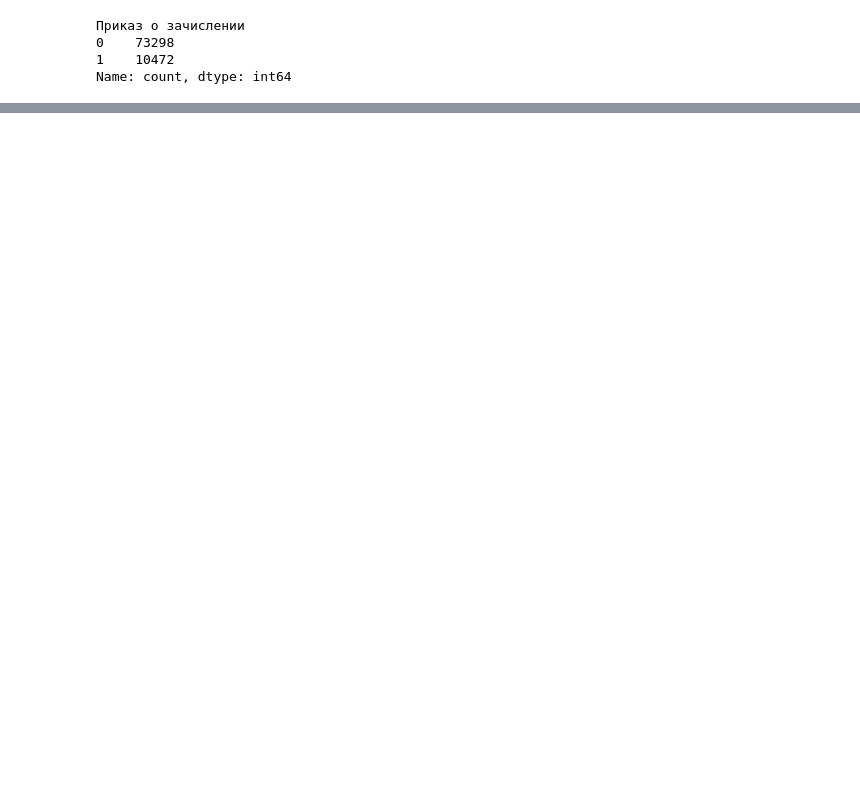
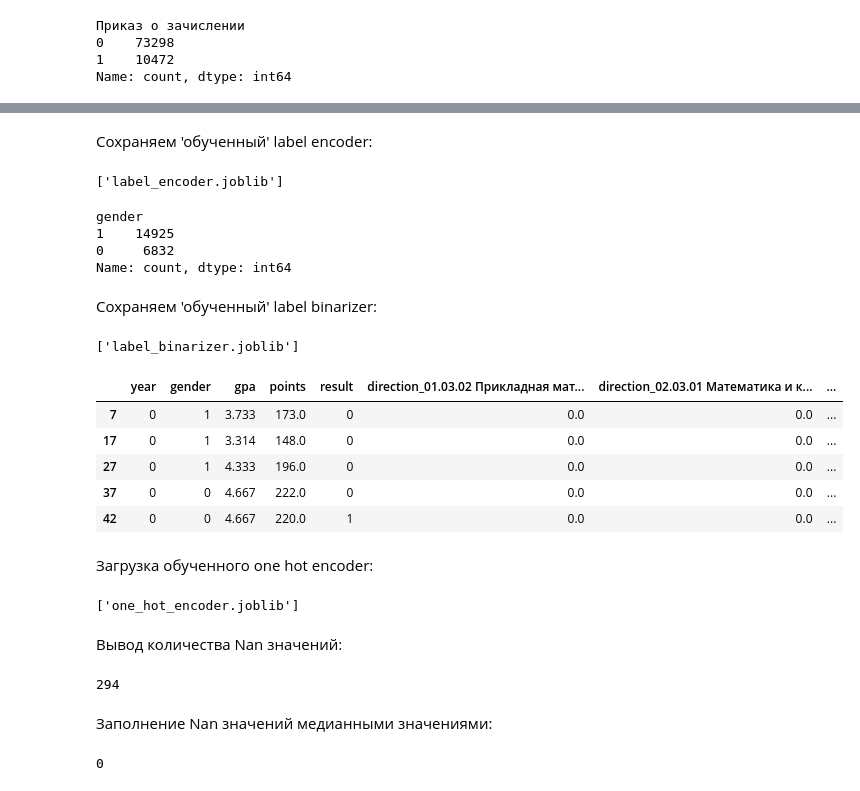
Before and after one commit to Andr171p/tyuiu-ml-api, a Jupyter notebook: notebooks/preprocessing.ipynb, the cells around one changed output, grey strips where cells are left out. Saved outputs shown, nothing was run; the diff lists cells and outputs as text; code cells hidden in the pictures; blank space fills up the shorter version.

```diff
--- a/notebooks/preprocessing.ipynb
+++ b/notebooks/preprocessing.ipynb
@@ -70,0 +92,4 @@ df.head(5)
+# %%
+df = df[df["priority"] == 1]
+df = df.drop("priority", axis=1)
+df["result"].value_counts()
@@ -70,0 +103,5 @@ df.head(5)
+# %%
+le = LabelEncoder()
+le.fit(df["year"])
+df["year"] = le.transform(df["year"])
+df["year"].value_counts()
@@ -70,0 +116,59 @@ df.head(5)
+# %% [markdown]
+Сохраняем 'обученный' label encoder:
+# %%
+joblib.dump(le, "label_encoder.joblib")
+# %% [output]
+['label_encoder.joblib']
+# %%
+lb = LabelBinarizer()
+lb.fit(df["gender"])
+df["gender"] = lb.transform(df["gender"])
+df["gender"].value_counts()
+# %% [output]
+gender
+1    14925
+0     6832
+Name: count, dtype: int64
+# %% [markdown]
+Сохраняем 'обученный' label binarizer:
+# %%
+joblib.dump(lb, "label_binarizer.joblib")
+# %% [output]
+['label_binarizer.joblib']
+# %%
+ohe = OneHotEncoder(sparse_output=False, handle_unknown='ignore')
+encoded_directions = ohe.fit_transform(df["direction"].to_numpy().reshape(-1, 1))
+category_names = ohe.get_feature_names_out()
+# %%
+for i, category_name in enumerate(category_names):
+    df[f"direction{category_name[2:]}"] = encoded_directions[:, i]
+
+df.drop(columns='direction', inplace=True)
+
+df.head(5)
+# %% [output]
+|  | year | gender | gpa | points | result | direction_01.03.02 Прикладная мат... | direction_02.03.01 Математика и к... | ... |
+| 7 | 0 | 1 | 3.733 | 173.0 | 0 | 0.0 | 0.0 | ... |
+| 17 | 0 | 1 | 3.314 | 148.0 | 0 | 0.0 | 0.0 | ... |
+| 27 | 0 | 1 | 4.333 | 196.0 | 0 | 0.0 | 0.0 | ... |
+| 37 | 0 | 0 | 4.667 | 222.0 | 0 | 0.0 | 0.0 | ... |
+| 42 | 0 | 0 | 4.667 | 220.0 | 1 | 0.0 | 0.0 | ... |
+# %% [markdown]
+Загрузка обученного one hot encoder:
+# %%
+joblib.dump(ohe, "one_hot_encoder.joblib")
+# %% [output]
+['one_hot_encoder.joblib']
+# %% [markdown]
+Вывод количества Nan значений:
+# %%
+df.isna().sum().sum()
+# %% [output]
+294
+# %% [markdown]
+Заполнение Nan значений медианными значениями:
+# %%
+df.fillna(df.median(), inplace=True)
+df.isna().sum().sum()
+# %% [output]
+0
```
Also changed, not shown: parts of 9 cells of this notebook, 4 other files.
